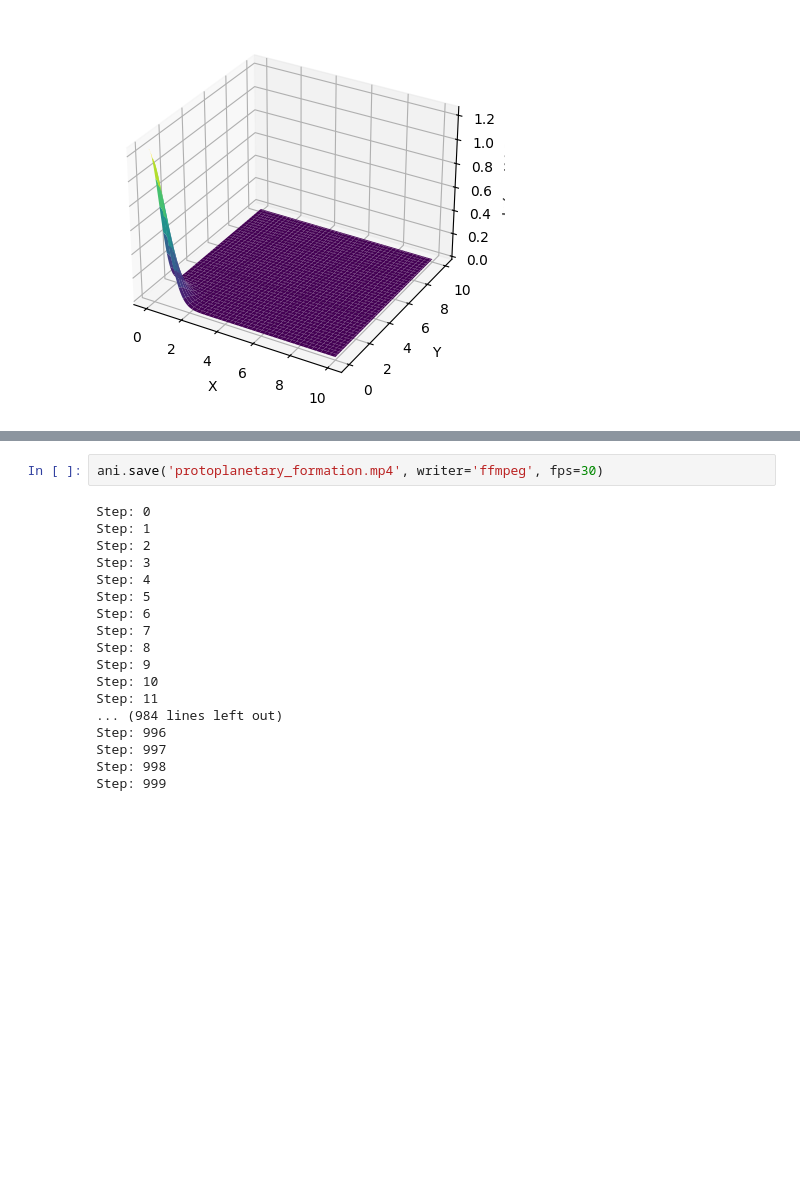
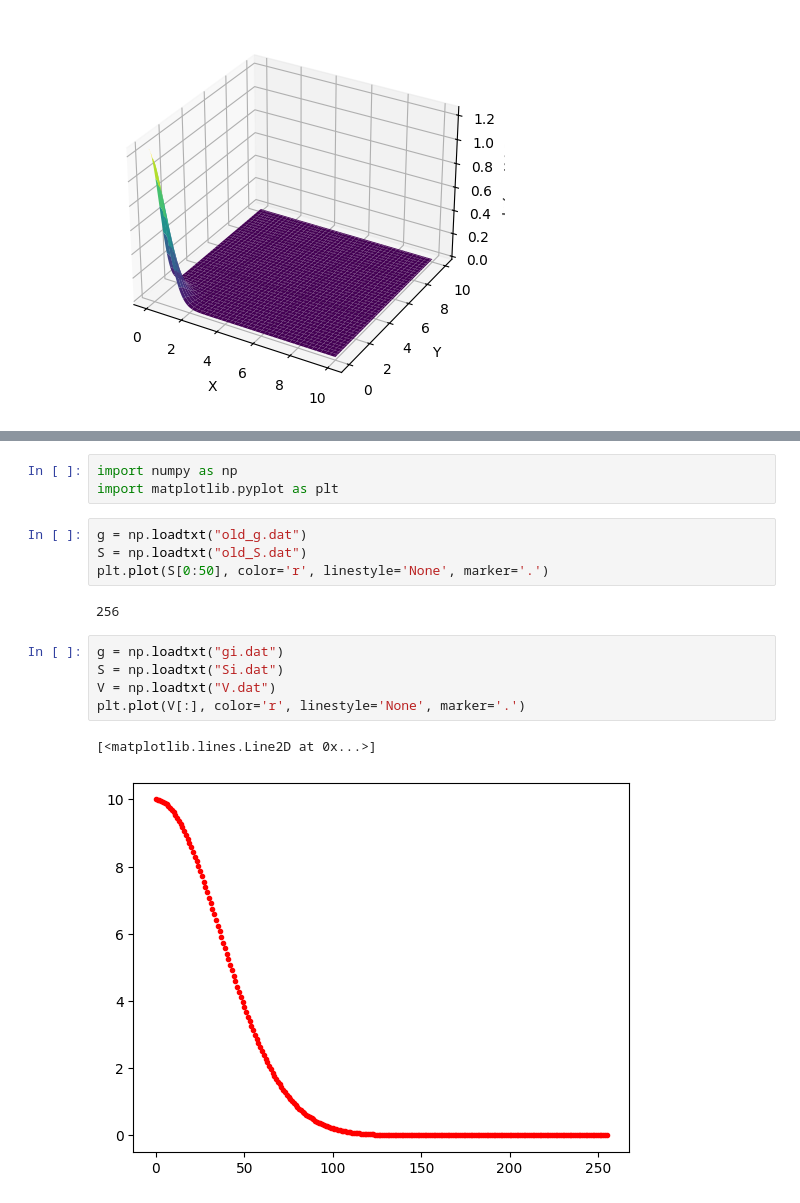
Before and after one commit to Danielslimaa/HNC-cartesian, a Jupyter notebook: main.ipynb, the cells around one changed output, grey strips where cells are left out. Cells and saved outputs as stored; diff of their text form; blank space fills up the shorter version.

```diff
--- a/main.ipynb
+++ b/main.ipynb
@@ -576,20 +446,17 @@ KeyboardInterrupt:
-# %%
-ani.save('protoplanetary_formation.mp4', writer='ffmpeg', fps=30)
-# %% [output]
-Step: 0
-Step: 1
-Step: 2
-Step: 3
-Step: 4
-Step: 5
-Step: 6
-Step: 7
-Step: 8
-Step: 9
-Step: 10
-Step: 11
-... (984 lines left out)
-Step: 996
-Step: 997
-Step: 998
-Step: 999
+# %%
+import numpy as np
+import matplotlib.pyplot as plt
+# %%
+g = np.loadtxt("old_g.dat")
+S = np.loadtxt("old_S.dat")
+plt.plot(S[0:50], color='r', linestyle='None', marker='.')
+# %% [output]
+256
+# %%
+g = np.loadtxt("gi.dat")
+S = np.loadtxt("Si.dat")
+V = np.loadtxt("V.dat")
+plt.plot(V[:], color='r', linestyle='None', marker='.')
+# %% [output]
+[<matplotlib.lines.Line2D at 0x...>]
+[figure, added]
```
Also changed, not shown: parts of 1 cell of this notebook, 2 other files.
